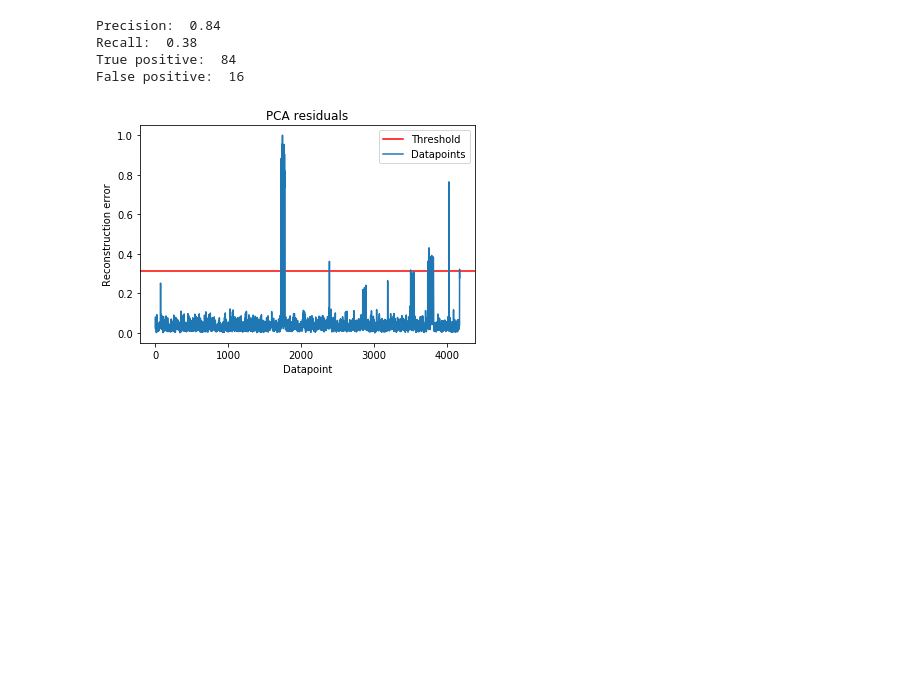
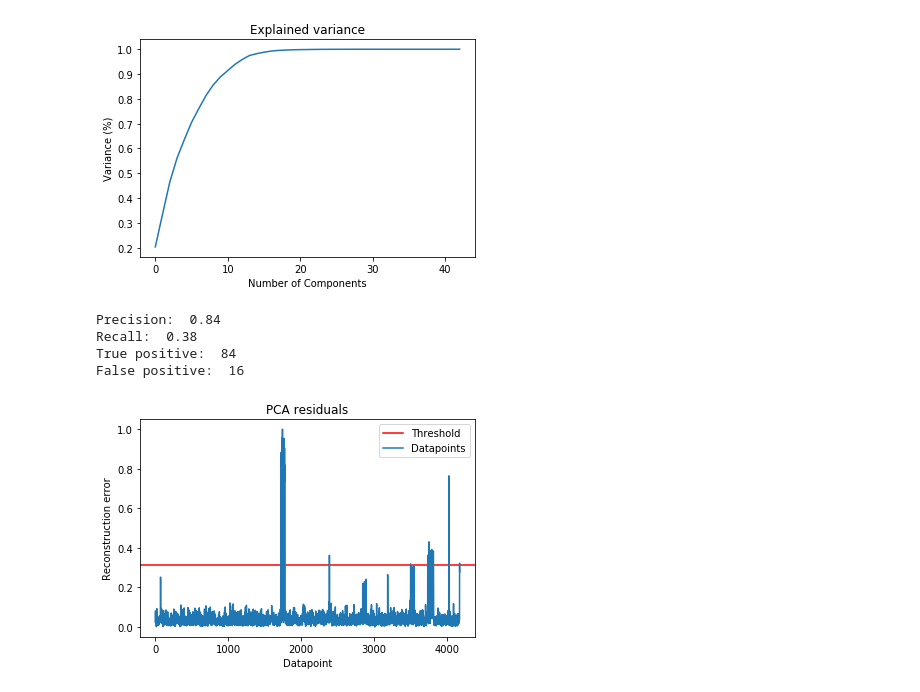
Before and after one commit to sebastiaansch/CDALab2, a Jupyter notebook: Assignment/PCA task.ipynb, the cells around one changed output. Cells and saved outputs as stored; diff of their text form; code cells hidden in the pictures; blank space fills up the shorter version.

```diff
--- a/Assignment/PCA task.ipynb
+++ b/Assignment/PCA task.ipynb
@@ -20,6 +20,17 @@ df2 = df2.drop("DATETIME",axis=1)
 featuresToScale = df2.columns
 sX = StandardScaler(copy=True)
 df2.loc[:,featuresToScale] = sX.fit_transform(df2[featuresToScale])
+# %%
+pca = PCA().fit(df2)
+#Plotting the Cumulative Summation of the Explained Variance
+plt.figure()
+plt.plot(np.cumsum(pca.explained_variance_ratio_))
+plt.xlabel('Number of Components')
+plt.ylabel('Variance (%)')
+plt.title('Explained variance')
+plt.show()
+# %% [output]
+[figure, added]
 # %%
 def anomalyScores(originalDF, reducedDF):
     loss = np.sum((np.array(originalDF)-np.array(reducedDF))**2, axis=1)
```
Also changed, not shown: 1 other file.
